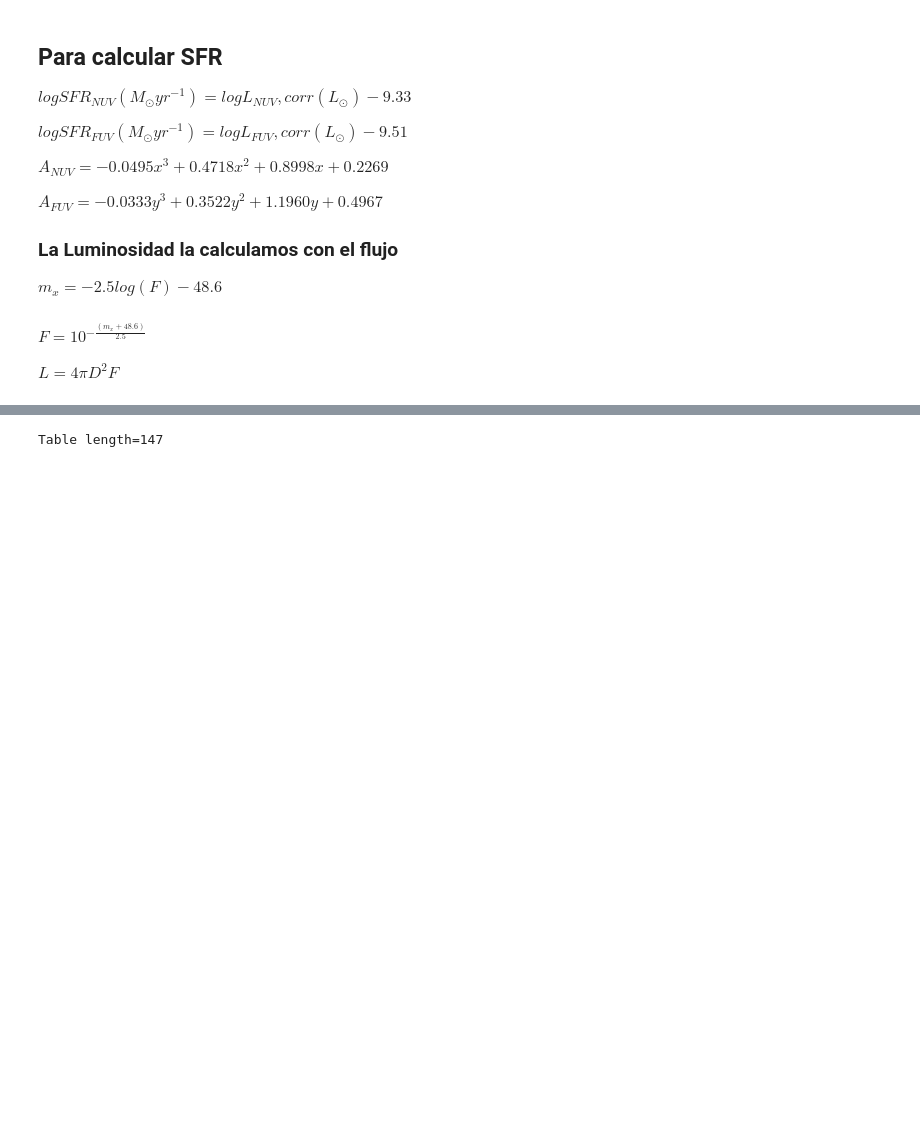
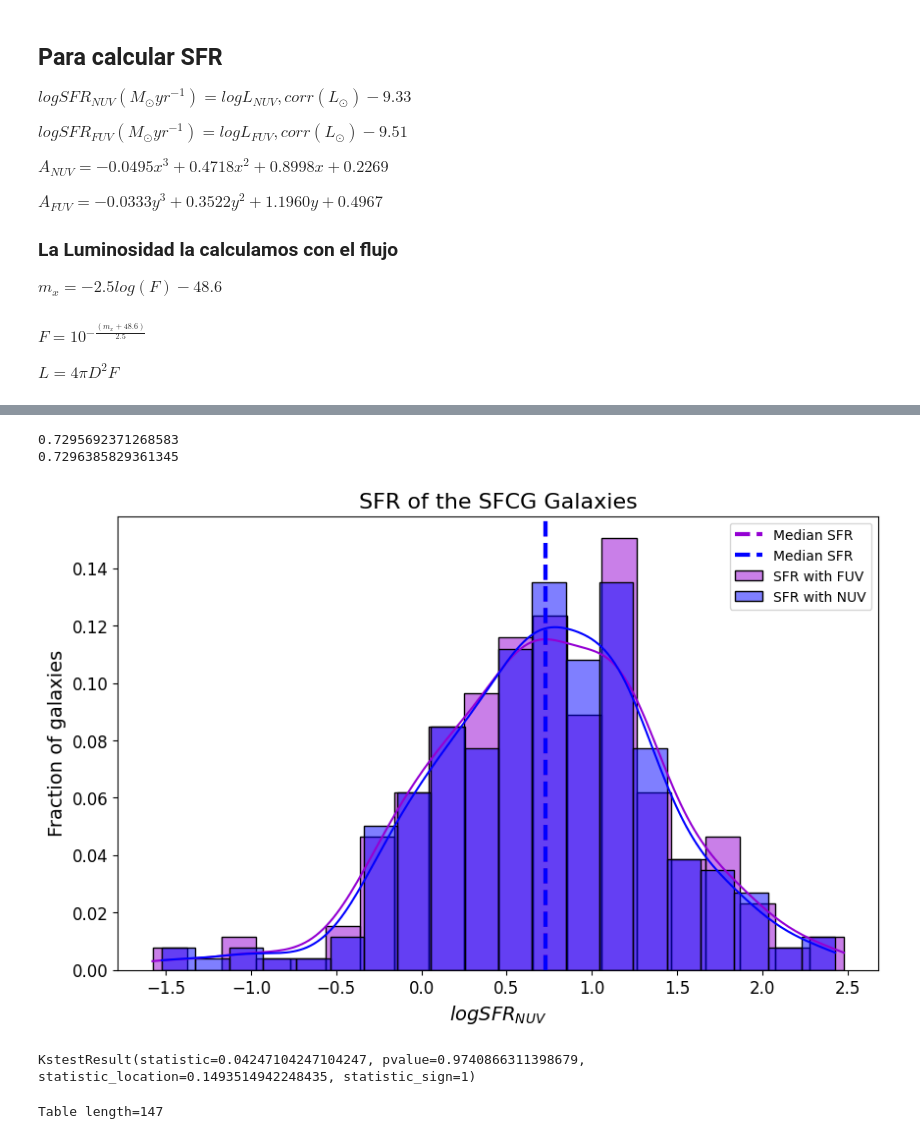
Before and after one commit to Siortiz/MorphoLS, a Jupyter notebook: Analysis/DECALS_plots.ipynb, the cells around one changed output, grey strips where cells are left out. Cells and saved outputs as stored; diff of their text form; code cells hidden in the pictures; blank space fills up the shorter version.

```diff
--- a/Analysis/DECALS_plots.ipynb
+++ b/Analysis/DECALS_plots.ipynb
@@ -761,3 +767,6 @@ def filtrado(archivo):
 
 
     return archivo
+# %%
+test = calcular_sfr(filtrado(decals))
+test['logSFR_NUV']
@@ -764,3 +791,36 @@ def filtrado(archivo):
+# %%
+# Crear los histogramas con los mismos bordes de bins
+plt.figure(figsize=(10, 6))
+sns.histplot(test['logSFR_FUV'], kde=True, stat='probability', alpha=0.5, bins=20, color='darkviolet', label='SFR with FUV')
+sns.histplot(test['logSFR_NUV'], kde=True, stat='probability', alpha=0.5, bins=20, color='blue', label='SFR with NUV')
+
+# Calcular medianas
+median_x = np.median(test['logSFR_FUV'])
+median_y = np.median(test['logSFR_NUV'])
+
+# Añadir líneas de la mediana
+plt.axvline(median_x, color='darkviolet', linestyle='--', linewidth=3, label=f'Median SFR')
+plt.axvline(median_y, color='blue', linestyle='--', linewidth=3, label=f'Median SFR')
+
+# Etiquetas y título
+plt.xlabel('$log SFR_{NUV}$', size=14)
+plt.ylabel('Fraction of galaxies', size=14)
+plt.title('SFR of the SFCG Galaxies', size=16)
+plt.xticks(size=12)
+plt.yticks(size=12)
+
+plt.legend()
+print(median_x)
+print(median_y)
+
+plt.show()
+
+ks_2samp(test['logSFR_FUV'], test['logSFR_NUV'])
+# %% [output]
+0.7295692371268583
+0.7296385829361345
+[figure, added]
+KstestResult(statistic=0.04247104247104247, pvalue=0.9740866311398679, statistic_location=0.1493514942248435, statistic_sign=1)
 # %%
 sfr_decals = calcular_sfr(filtrado(decals))
 sfr_decals = sfr_decals['Group', 'Gal', 'zmemb', 'ra', 'dec', 'logSFR_NUV', 'RE_g', 'n_g', 'RE_r', 'n_r', 'RE_i', 'n_i', 'RE_z', 'n_z', 'e_RE_g', 'e_n_g', 'e_RE_r', 'e_n_r', 'e_RE_i', 'e_n_i', 'e_RE_z', 'e_n_z', 'mag_g', 'mag_r', 'mag_i', 'mag_z', 'ebv']
```
Also changed, not shown: parts of 3 cells of this notebook, 4 other files.
